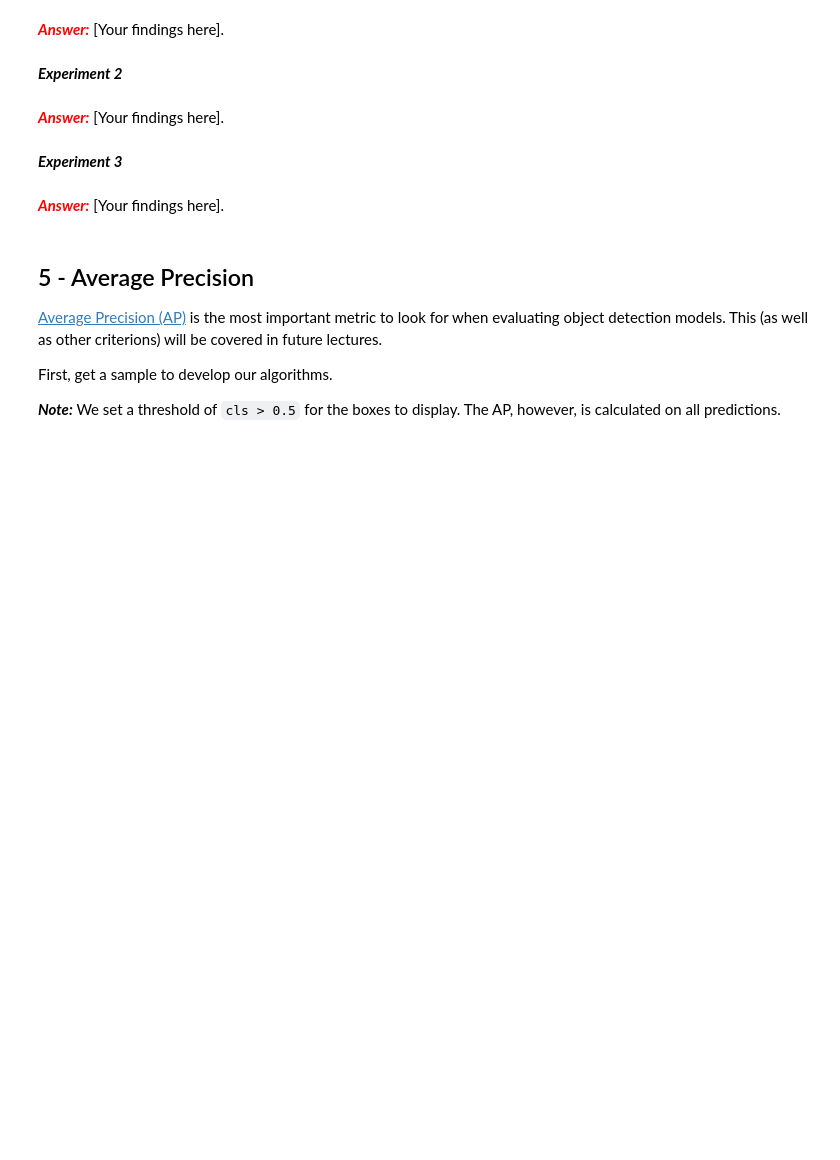
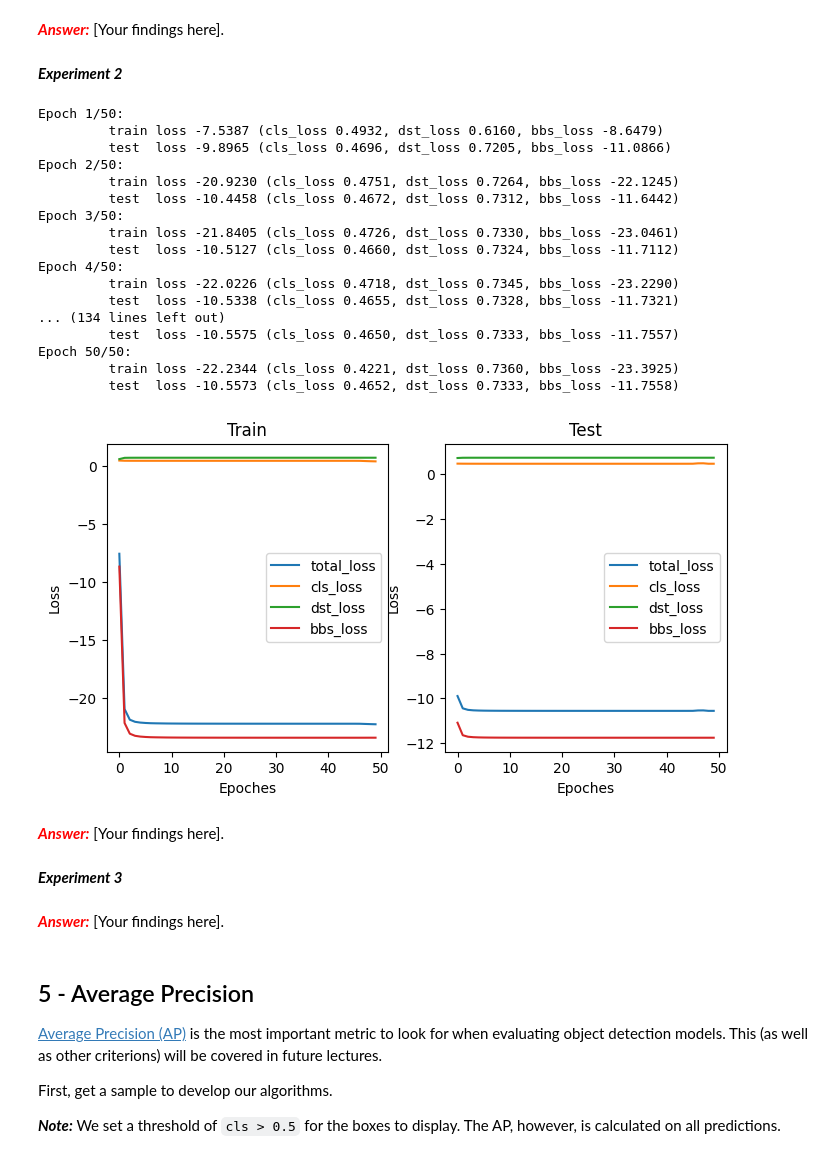
Before and after one commit to JL6850/e6691-2025spring-assign1-jl6850, a Jupyter notebook: e6691_2025spring_assignment1.ipynb, the cells around one changed output. Cells and saved outputs as stored; diff of their text form; code cells hidden in the pictures; blank space fills up the shorter version.

```diff
--- a/e6691_2025spring_assignment1.ipynb
+++ b/e6691_2025spring_assignment1.ipynb
@@ -1255,3 +1304,53 @@ plot_hists(hists)
+# %%
+############################################################################
+#                         START OF YOUR CODE                               #
+############################################################################
+
+model = DETR(256, 2, 8, 2, resnet18, ResNet18_Weights.DEFAULT, 7)
+
+epochs = 50
+loss = DETRLoss(1, 1, 1.5, 0.5)
+optim = torch.optim.Adam(model.parameters(), lr=1e-4, weight_decay=1e-4)
+
+scales = [(380, 380), (480, 480)] # TODO: change this if needed
+
+############################################################################
+#                          END OF YOUR CODE                                #
+############################################################################
+
+mean = (0.485, 0.456, 0.406)
+std = (0.229, 0.224, 0.225)
+ts = [
+    transforms.Compose([
+        transforms.Resize(s, antialias=True),
+        transforms.Normalize(mean, std)
+    ])
+    for s in scales
+]
+
+device = 'cuda' if torch.cuda.is_available() else 'cpu'
+
+hists = train(model, epochs, train_set, test_set, loss, optim, ts, device)
+plot_hists(hists)
+# %% [output]
+Epoch 1/50:
+         train loss -7.5387 (cls_loss 0.4932, dst_loss 0.6160, bbs_loss -8.6479)
+         test  loss -9.8965 (cls_loss 0.4696, dst_loss 0.7205, bbs_loss -11.0866)
+Epoch 2/50:
+         train loss -20.9230 (cls_loss 0.4751, dst_loss 0.7264, bbs_loss -22.1245)
+         test  loss -10.4458 (cls_loss 0.4672, dst_loss 0.7312, bbs_loss -11.6442)
+Epoch 3/50:
+         train loss -21.8405 (cls_loss 0.4726, dst_loss 0.7330, bbs_loss -23.0461)
+         test  loss -10.5127 (cls_loss 0.4660, dst_loss 0.7324, bbs_loss -11.7112)
+Epoch 4/50:
+         train loss -22.0226 (cls_loss 0.4718, dst_loss 0.7345, bbs_loss -23.2290)
+         test  loss -10.5338 (cls_loss 0.4655, dst_loss 0.7328, bbs_loss -11.7321)
+... (134 lines left out)
+         test  loss -10.5575 (cls_loss 0.4650, dst_loss 0.7333, bbs_loss -11.7557)
+Epoch 50/50:
+         train loss -22.2344 (cls_loss 0.4221, dst_loss 0.7360, bbs_loss -23.3925)
+         test  loss -10.5573 (cls_loss 0.4652, dst_loss 0.7333, bbs_loss -11.7558)
+[figure, added]
 # %% [markdown]
 <font color="red">***Answer:***</font> [Your findings here].
 # %% [markdown]
```
Also changed, not shown: parts of 5 cells of this notebook.
